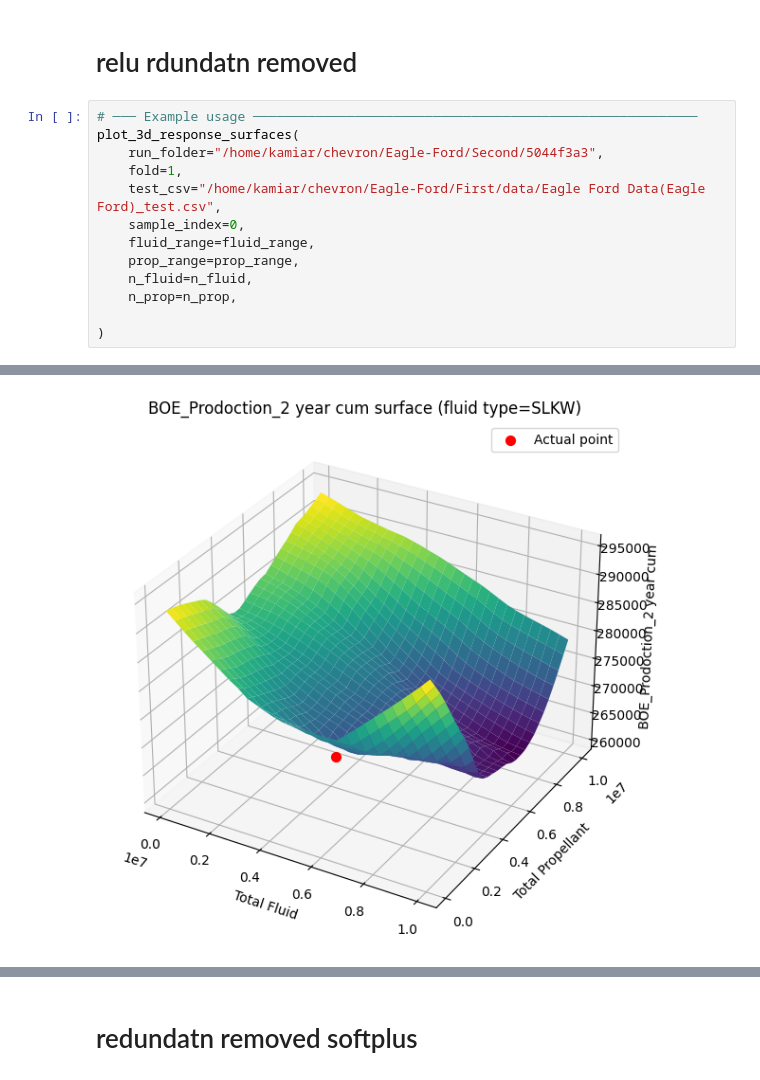
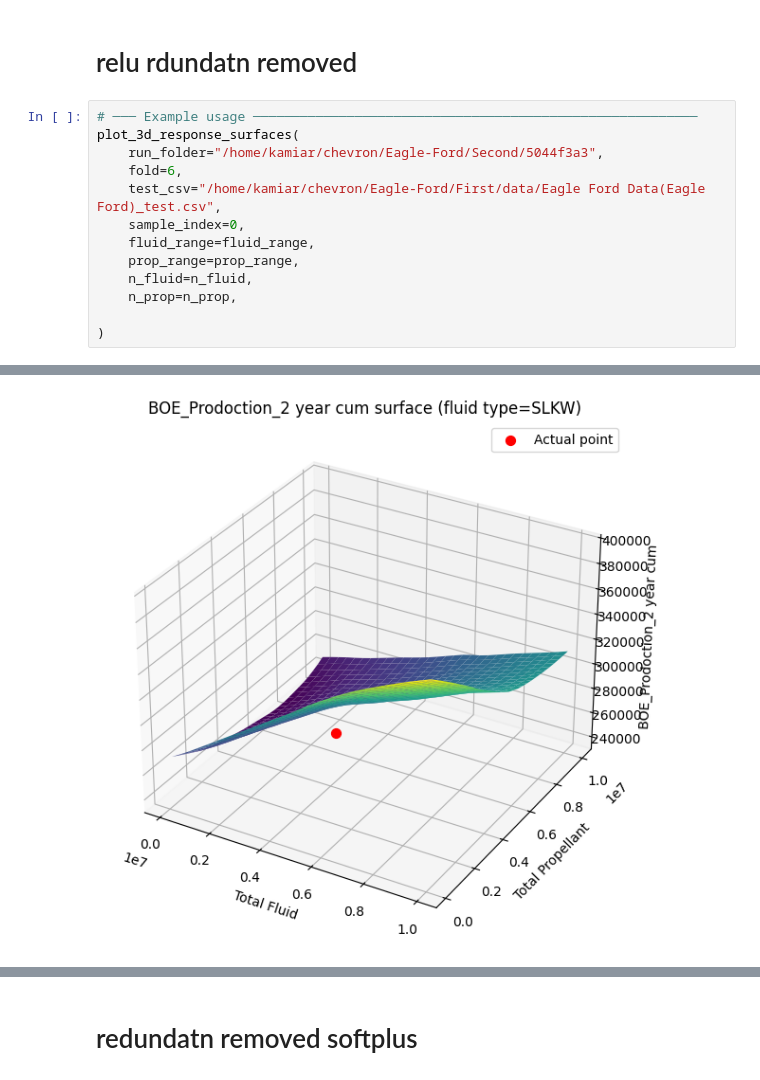
Before and after one commit to kamiaras/Eagle-Ford, a Jupyter notebook: Second/plot3D_IO.ipynb, the cells around one changed output, grey strips where cells are left out. Cells and saved outputs as stored; diff of their text form.

```diff
--- a/Second/plot3D_IO.ipynb
+++ b/Second/plot3D_IO.ipynb
@@ -195,7 +195,7 @@ plot_3d_response_surfaces(
 # ─── Example usage ─────────────────────────────────────────────────────────
 plot_3d_response_surfaces(
     run_folder="/home/kamiar/chevron/Eagle-Ford/Second/5044f3a3",
-    fold=1,
+    fold=6,
     test_csv="/home/kamiar/chevron/Eagle-Ford/First/data/Eagle Ford Data(Eagle Ford)_test.csv",
     sample_index=0,
     fluid_range=fluid_range,
@@ -209 +209 @@ plot_3d_response_surfaces(
-[figure, old version]
+[figure, new version]
```
Also changed, not shown: parts of 2 cells of this notebook, 5 other files.
